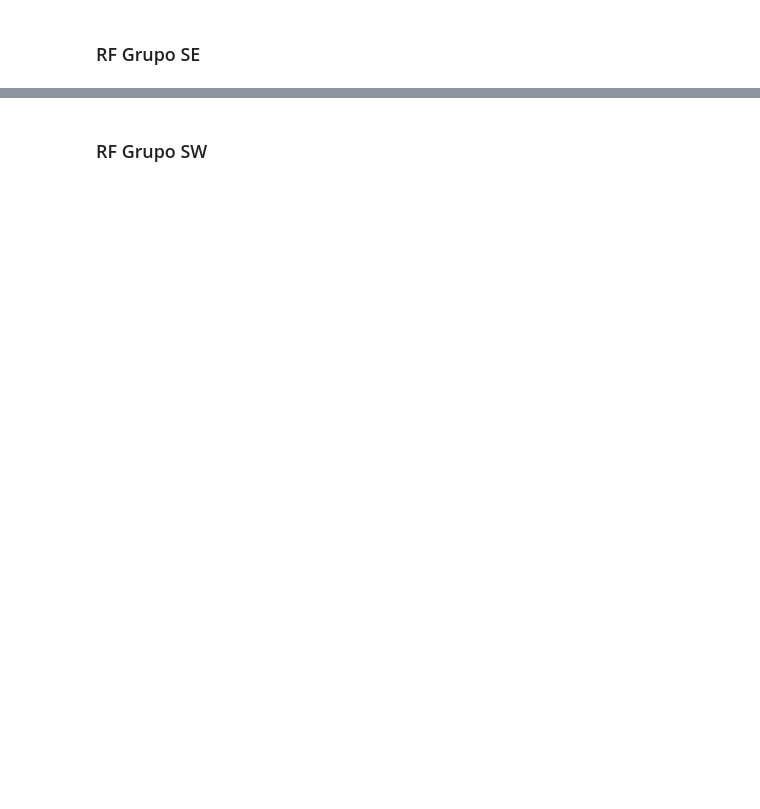
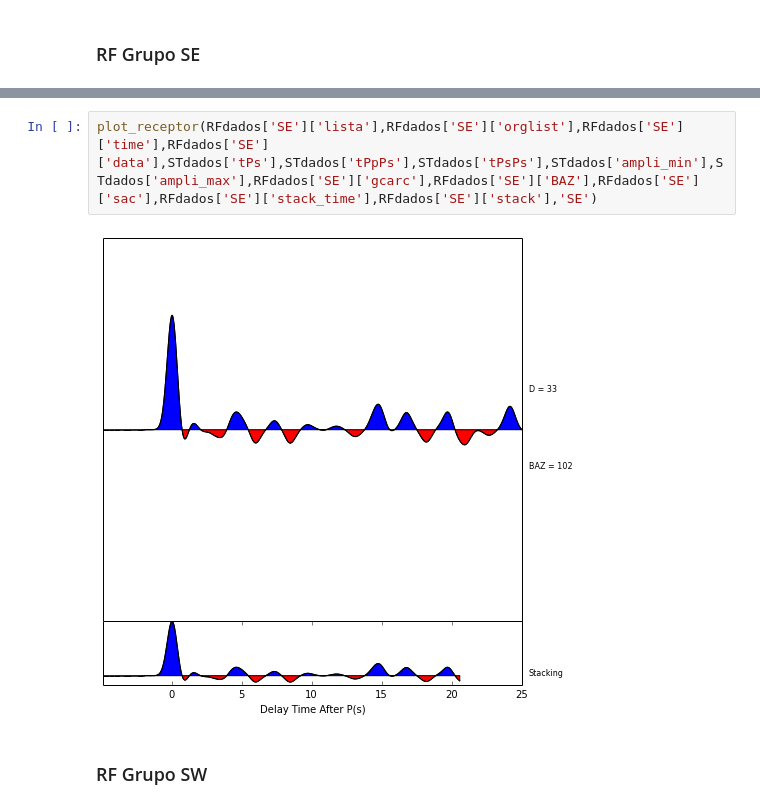
Before and after one commit to dIOGOLOC/projeto_mestrado, a Jupyter notebook: plotagem_funcao_receptor.ipynb, the cells around one changed output, grey strips where cells are left out. Cells and saved outputs as stored; diff of their text form; blank space fills up the shorter version.

```diff
--- a/plotagem_funcao_receptor.ipynb
+++ b/plotagem_funcao_receptor.ipynb
@@ -324,2 +235,6 @@ if SElist != []:
+# %%
+plot_receptor(RFdados['SE']['lista'],RFdados['SE']['orglist'],RFdados['SE']['time'],RFdados['SE']['data'],STdados['tPs'],STdados['tPpPs'],STdados['tPsPs'],STdados['ampli_min'],STdados['ampli_max'],RFdados['SE']['gcarc'],RFdados['SE']['BAZ'],RFdados['SE']['sac'],RFdados['SE']['stack_time'],RFdados['SE']['stack'],'SE')
+# %% [output]
+[figure, added]
 # %% [markdown]
 <h3>RF Grupo SW</h3>
```
Also changed, not shown: parts of 73 cells of this notebook.
